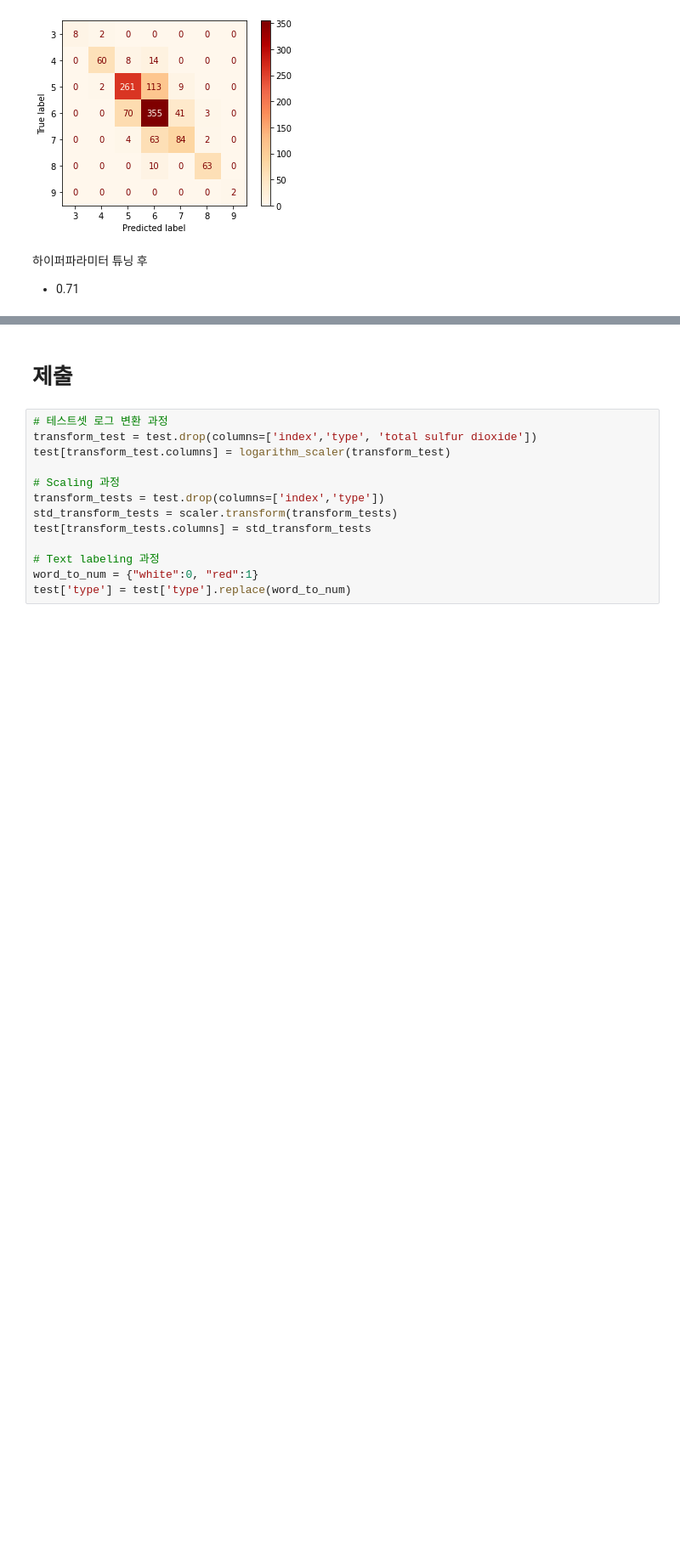
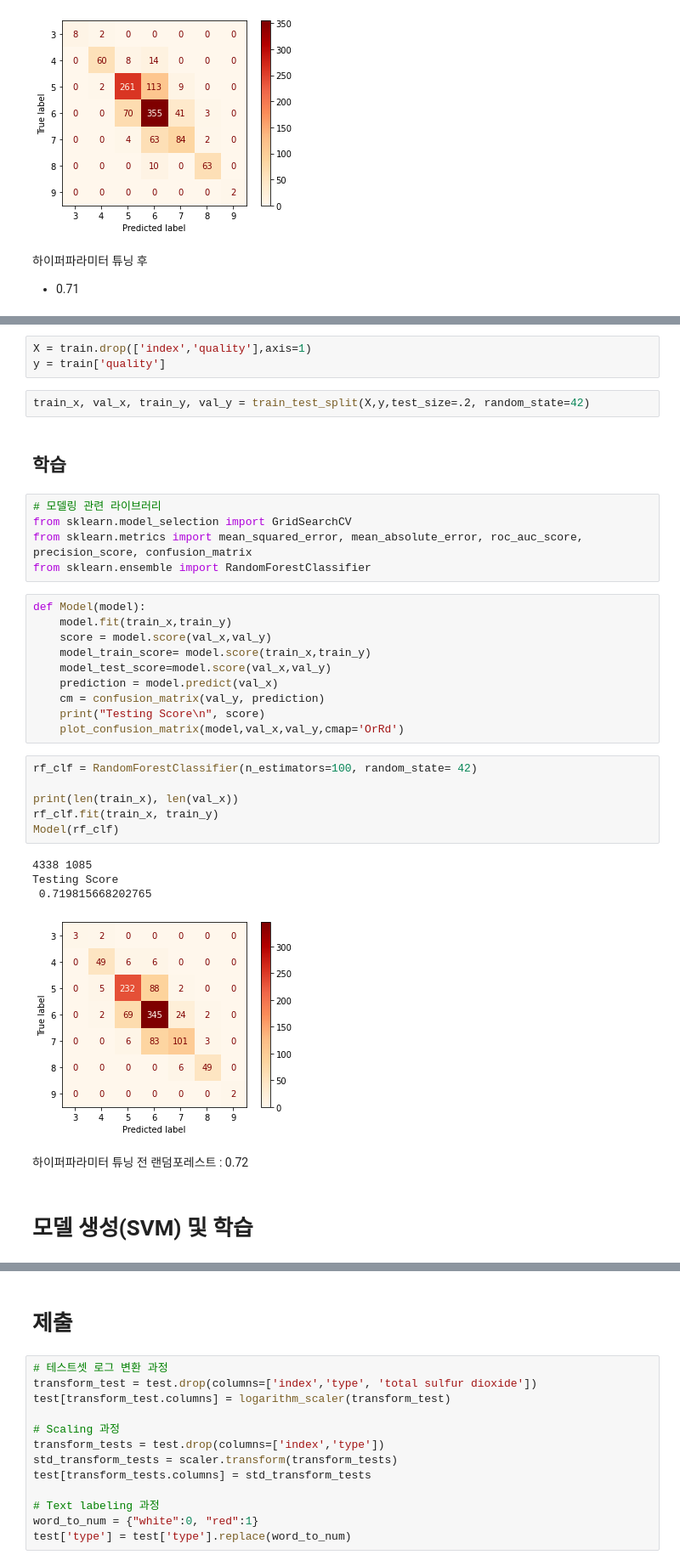
Before and after one commit to Sunnnyyy16/Dacon_study, a Jupyter notebook: wine/wine_quality.ipynb, the cells around one changed output, grey strips where cells are left out. Shown at 85% size. Saved outputs shown, nothing was run; the diff lists cells and outputs as text; blank space fills up the shorter version.

```diff
--- a/wine/wine_quality.ipynb
+++ b/wine/wine_quality.ipynb
@@ -498,0 +503,37 @@ Testing Score
+# %%
+X = train.drop(['index','quality'],axis=1)
+y = train['quality']
+# %%
+train_x, val_x, train_y, val_y = train_test_split(X,y,test_size=.2, random_state=42)
+# %% [markdown]
+## 학습
+# %%
+# 모델링 관련 라이브러리
+from sklearn.model_selection import GridSearchCV
+from sklearn.metrics import mean_squared_error, mean_absolute_error, roc_auc_score, precision_score, confusion_matrix
+from sklearn.ensemble import RandomForestClassifier
+# %%
+def Model(model):
+    model.fit(train_x,train_y)
+    score = model.score(val_x,val_y)
+    model_train_score= model.score(train_x,train_y)
+    model_test_score=model.score(val_x,val_y)
+    prediction = model.predict(val_x)
+    cm = confusion_matrix(val_y, prediction)
+    print("Testing Score\n", score)
+    plot_confusion_matrix(model,val_x,val_y,cmap='OrRd')
+# %%
+rf_clf = RandomForestClassifier(n_estimators=100, random_state= 42)
+
+print(len(train_x), len(val_x))
+rf_clf.fit(train_x, train_y)
+Model(rf_clf)
+# %% [output]
+4338 1085
+Testing Score
+ 0.719815668202765
+[figure, added]
+# %% [markdown]
+하이퍼파라미터 튜닝 전 랜덤포레스트 : 0.72
+# %% [markdown]
+# 모델 생성(SVM) 및 학습
```
Also changed, not shown: parts of 11 cells of this notebook.
